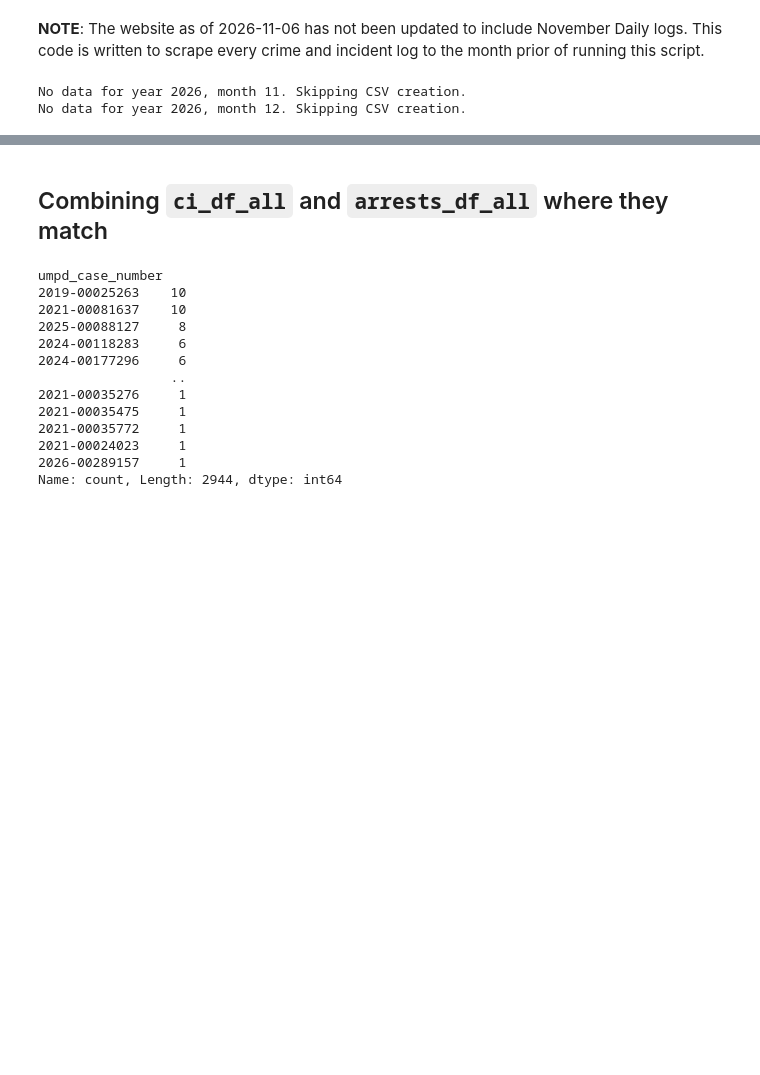
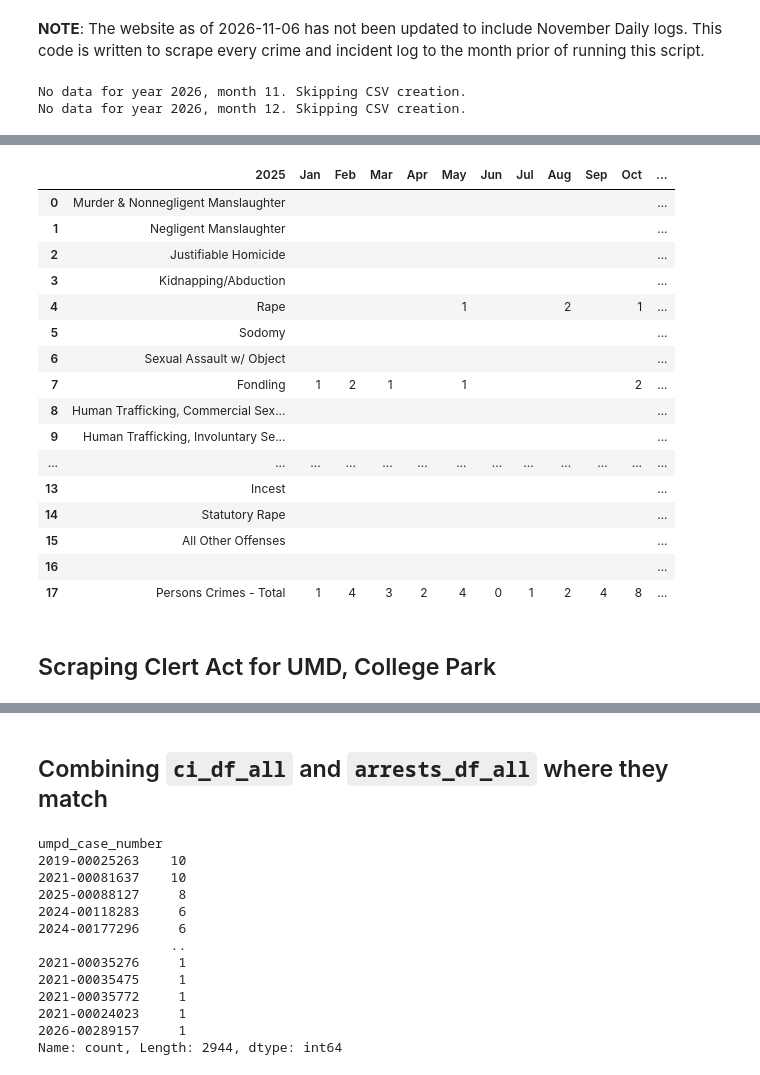
Before and after one commit to DiegoTorrealba/umpd-crime, a Jupyter notebook: notebooks/01-scraping.ipynb, the cells around one changed output, grey strips where cells are left out. Saved outputs shown, nothing was run; the diff lists cells and outputs as text; code cells hidden in the pictures; blank space fills up the shorter version.

```diff
--- a/notebooks/01-scraping.ipynb
+++ b/notebooks/01-scraping.ipynb
@@ -16,6 +16,10 @@ import pandas as pd
 import geopandas as gpd
 import bs4 as bs
 import time
+import shutil
+from pathlib import Path
+
+DATA_DIR = Path.cwd().parent / "data"
 
 HEADERS = {
   "User-Agent": "Jour720/1.0 (diegojto@umd.edu)",
@@ -23,6 +27,8 @@ HEADERS = {
 }
 BASE_ARREST_URL = "https://umpd.umd.edu/statistics-reports/arrest-report-ledgers/"
 BASE_CI_URL = "https://umpd.umd.edu/statistics-reports/daily-crime-and-incident-logs/" # CI = Crime and Incident
+BASE_UCR_URL = "https://umpd.umd.edu/statistics-reports/uniform-crime-reports"
+CLERYACT_URL = "https://umpd.umd.edu/statistics-reports/clery-act-info-reports/clery-act-statistics"
 
 
 MONTHS = [f"0{i}" for i in range(1, 10)] + [str(i) for i in range(10, 13)]
@@ -157,0 +186,11 @@ No data for year 2026, month 12. Skipping CSV creation.
+# %%
+response = requests.get(BASE_UCR_URL, headers=HEADERS)
+response.raise_for_status()
+soup = bs.BeautifulSoup(response.text, "html.parser")
+tables = soup.find_all("table")
+
+umpd_ucr_dfs = {}
+for year in range(2023, 2027):
+  umpd_ucr_dfs[f"{year}"] = {}
+
+umpd_ucr_dfs['2012-2022'] = None
@@ -157,0 +298,28 @@ No data for year 2026, month 12. Skipping CSV creation.
+# %%
+for year, val in umpd_ucr_dfs.items():
+  if year == "2012-2022":
+    umpd_ucr_dfs['2012-2022'] = pd.DataFrame(val)
+  else:
+    for table in val:
+      table_data = umpd_ucr_dfs[year][table]
+      umpd_ucr_dfs[year][table] = pd.DataFrame(table_data)
+# %%
+umpd_ucr_dfs['2025']['crimes_against_society']
+# %% [output]
+|  | 2025 | Jan | Feb | Mar | Apr | May | Jun | Jul | Aug | Sep | Oct | ... |
+| 0 | Murder & Nonnegligent Manslaughter |  |  |  |  |  |  |  |  |  |  | ... |
+| 1 | Negligent Manslaughter |  |  |  |  |  |  |  |  |  |  | ... |
+| 2 | Justifiable Homicide |  |  |  |  |  |  |  |  |  |  | ... |
+| 3 | Kidnapping/Abduction |  |  |  |  |  |  |  |  |  |  | ... |
+| 4 | Rape |  |  |  |  | 1 |  |  | 2 |  | 1 | ... |
+| 5 | Sodomy |  |  |  |  |  |  |  |  |  |  | ... |
+| 6 | Sexual Assault w/ Object |  |  |  |  |  |  |  |  |  |  | ... |
+| 7 | Fondling | 1 | 2 | 1 |  | 1 |  |  |  |  | 2 | ... |
+| 8 | Human Trafficking, Commercial Sex... |  |  |  |  |  |  |  |  |  |  | ... |
+| 9 | Human Trafficking, Involuntary Se... |  |  |  |  |  |  |  |  |  |  | ... |
+| ... | ... | ... | ... | ... | ... | ... | ... | ... | ... | ... | ... | ... |
+| 13 | Incest |  |  |  |  |  |  |  |  |  |  | ... |
+| 14 | Statutory Rape |  |  |  |  |  |  |  |  |  |  | ... |
+| 15 | All Other Offenses |  |  |  |  |  |  |  |  |  |  | ... |
+| 16 |  |  |  |  |  |  |  |  |  |  |  | ... |
+| 17 | Persons Crimes - Total | 1 | 4 | 3 | 2 | 4 | 0 | 1 | 2 | 4 | 8 | ... |
@@ -157,0 +343,2 @@ No data for year 2026, month 12. Skipping CSV creation.
+# %% [markdown]
+## Scraping Clert Act for UMD, College Park
```
Also changed, not shown: parts of 10 cells of this notebook, 41 other files.
